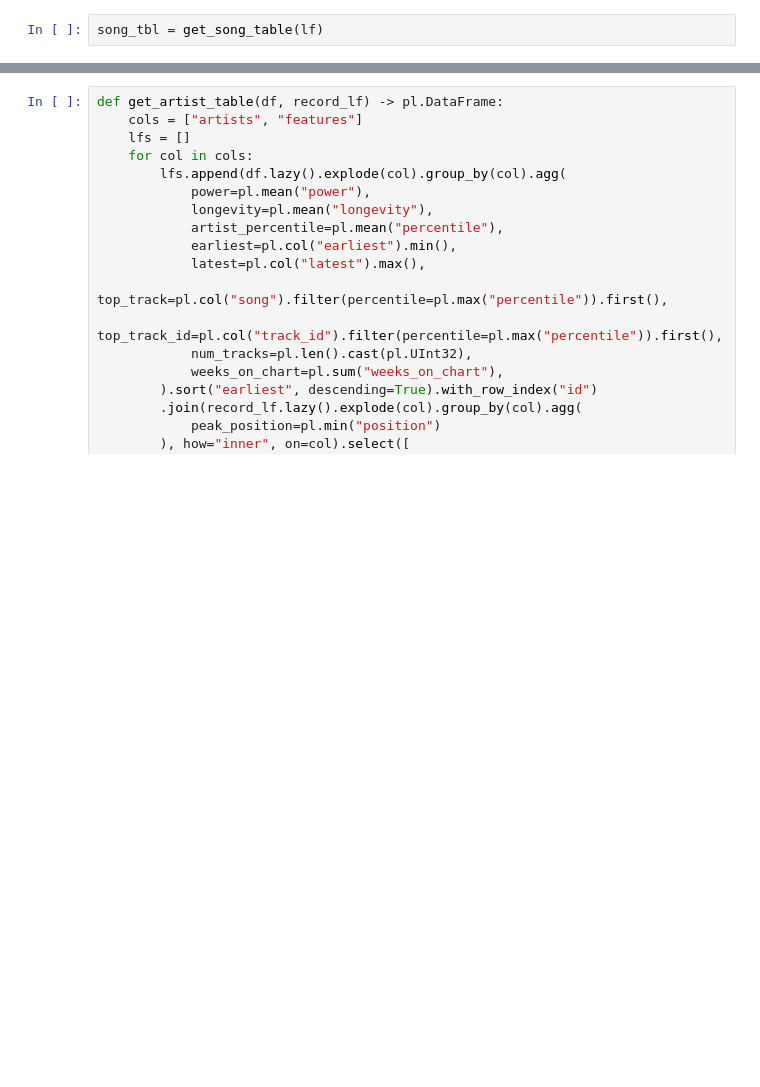
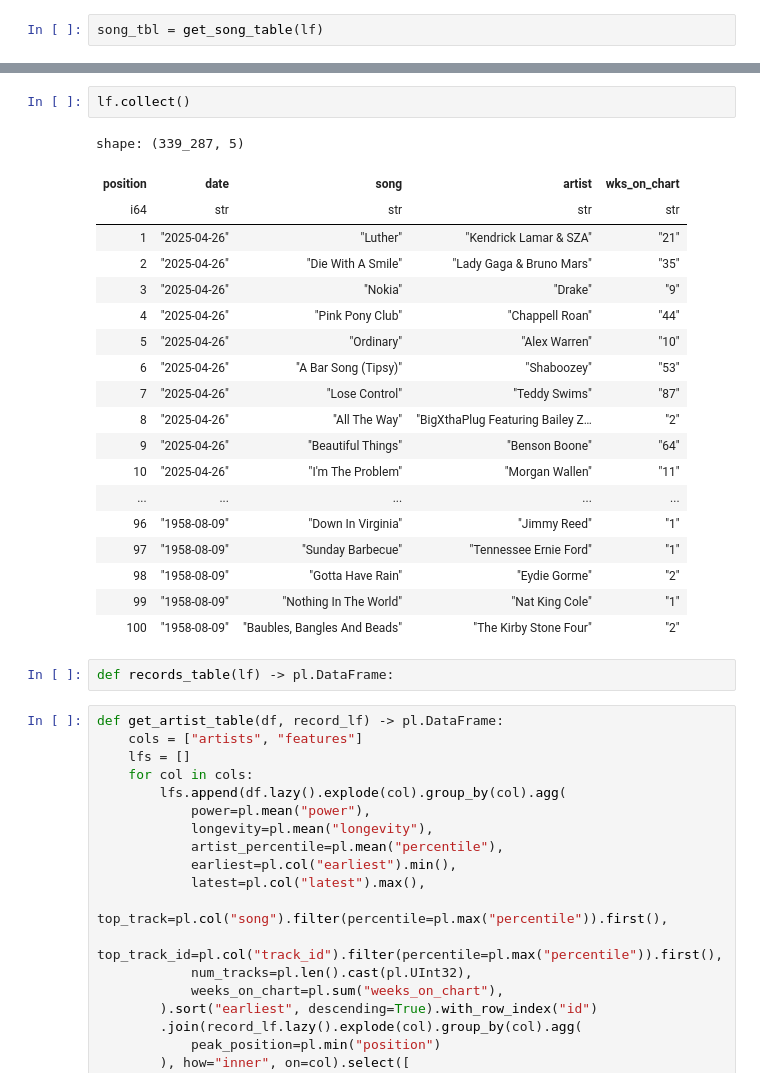
Before and after one commit to ashley-logan/billboard-project, a Jupyter notebook: etl/exploratory_nb.ipynb, the cells around one changed output, grey strips where cells are left out. Saved outputs shown, nothing was run; the diff lists cells and outputs as text; blank space fills up the shorter version.

```diff
--- a/etl/exploratory_nb.ipynb
+++ b/etl/exploratory_nb.ipynb
@@ -158,3 +200,27 @@ shape: (331_987, 6)
+# %%
+lf.collect()
+# %% [output]
+shape: (339_287, 5)
+| position | date | song | artist | wks_on_chart |
+| i64 | str | str | str | str |
+| 1 | "2025-04-26" | "Luther" | "Kendrick Lamar & SZA" | "21" |
+| 2 | "2025-04-26" | "Die With A Smile" | "Lady Gaga & Bruno Mars" | "35" |
+| 3 | "2025-04-26" | "Nokia" | "Drake" | "9" |
+| 4 | "2025-04-26" | "Pink Pony Club" | "Chappell Roan" | "44" |
+| 5 | "2025-04-26" | "Ordinary" | "Alex Warren" | "10" |
+| 6 | "2025-04-26" | "A Bar Song (Tipsy)" | "Shaboozey" | "53" |
+| 7 | "2025-04-26" | "Lose Control" | "Teddy Swims" | "87" |
+| 8 | "2025-04-26" | "All The Way" | "BigXthaPlug Featuring Bailey Z… | "2" |
+| 9 | "2025-04-26" | "Beautiful Things" | "Benson Boone" | "64" |
+| 10 | "2025-04-26" | "I'm The Problem" | "Morgan Wallen" | "11" |
+| ... | ... | ... | ... | ... |
+| 96 | "1958-08-09" | "Down In Virginia" | "Jimmy Reed" | "1" |
+| 97 | "1958-08-09" | "Sunday Barbecue" | "Tennessee Ernie Ford" | "1" |
+| 98 | "1958-08-09" | "Gotta Have Rain" | "Eydie Gorme" | "2" |
+| 99 | "1958-08-09" | "Nothing In The World" | "Nat King Cole" | "1" |
+| 100 | "1958-08-09" | "Baubles, Bangles And Beads" | "The Kirby Stone Four" | "2" |
+# %%
+def records_table(lf) -> pl.DataFrame:
 # %%
 def get_artist_table(df, record_lf) -> pl.DataFrame:
     cols = ["artists", "features"]
```
Also changed, not shown: parts of 8 cells of this notebook, 1 other file.
